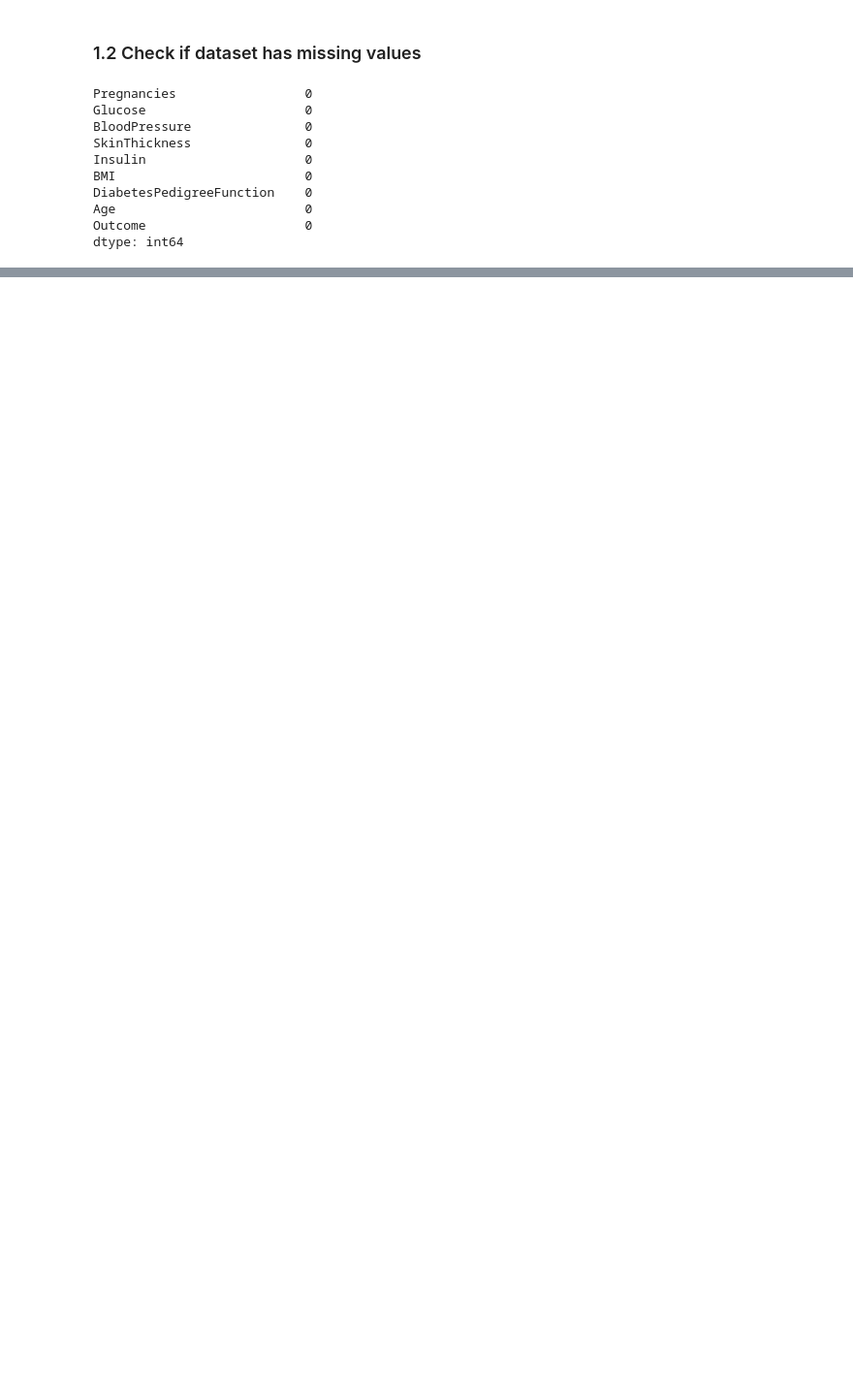
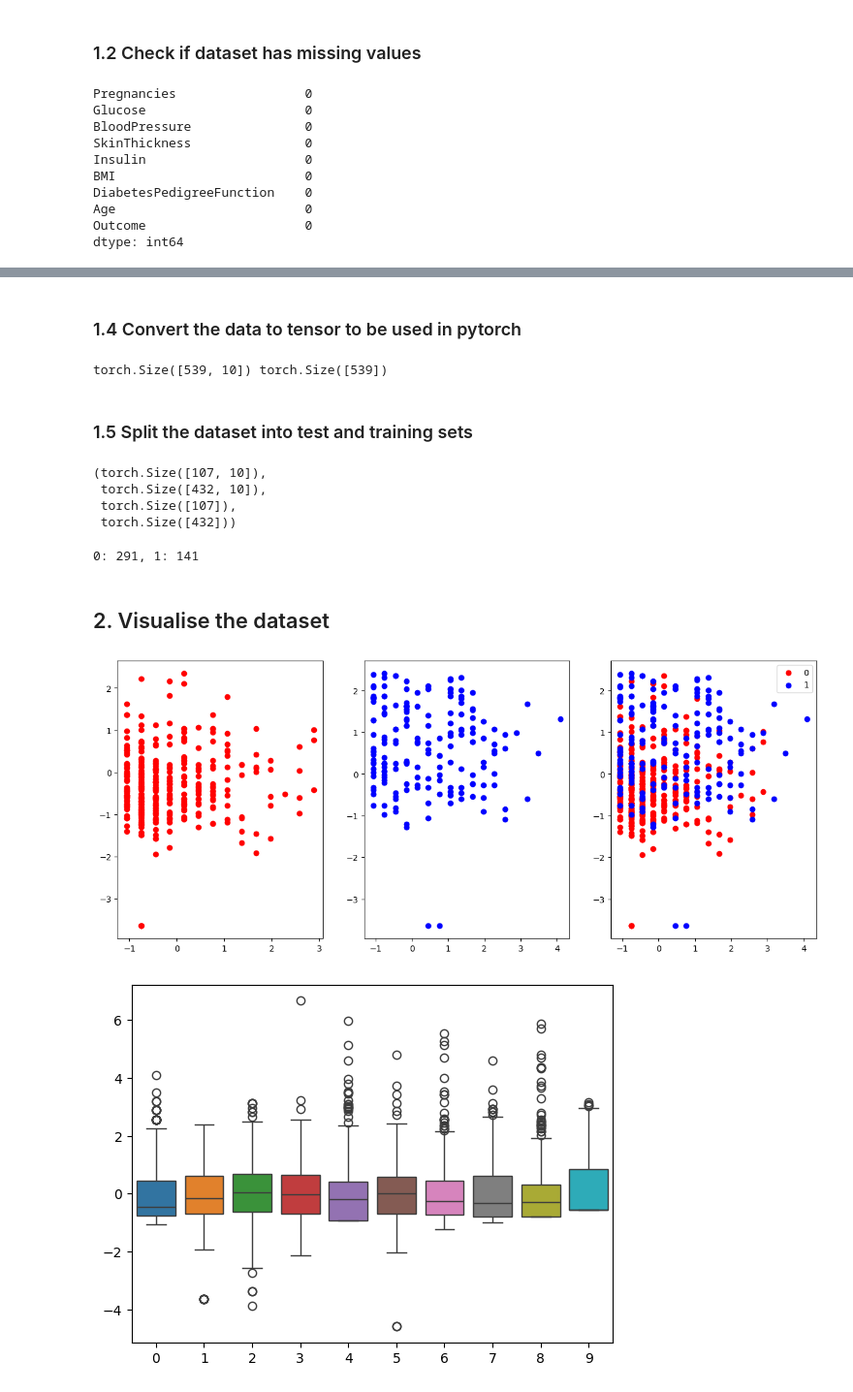
Before and after one commit to RasimMehdiyev/diabetes_prediction, a Jupyter notebook: diabetes_nn.ipynb, the cells around one changed output, grey strips where cells are left out. Shown: that part at 97% size. Cells and saved outputs as stored; diff of their text form; code cells hidden in the pictures; blank space fills up the shorter version.

```diff
--- a/diabetes_nn.ipynb
+++ b/diabetes_nn.ipynb
@@ -40,0 +106,6 @@ dtype: int64
+# %%
+# Use standard scaler to scale the data to have mean 0 and variance 1
+scaler = StandardScaler()
+X = scaler.fit_transform(X)
+print(X.shape, y.shape)
+print(X[:5], y[:5])
@@ -40,0 +169,42 @@ dtype: int64
+# %% [markdown]
+### 1.4 Convert the data to tensor to be used in pytorch
+# %%
+X = torch.tensor(X, dtype=torch.float32)
+y = torch.tensor(y.values, dtype=torch.float32)
+print(X.shape, y.shape)
+# %% [output]
+torch.Size([539, 10]) torch.Size([539])
+# %% [markdown]
+### 1.5 Split the dataset into test and training sets
+# %%
+X_test, X_train, y_test, y_train = train_test_split(X, y, test_size=0.8, random_state=42)
+X_test.shape, X_train.shape, y_test.shape, y_train.shape
+# %% [output]
+(torch.Size([107, 10]),
+ torch.Size([432, 10]),
+ torch.Size([107]),
+ torch.Size([432]))
+# %%
+# show how many 0 and 1 in the training set
+print(f"0: {y_train[y_train==0].shape[0]}, 1: {y_train[y_train==1].shape[0]}")
+# %% [output]
+0: 291, 1: 141
+# %% [markdown]
+## 2. Visualise the dataset
+# %%
+plt.figure(figsize=(15, 6))
+plt.subplot(1, 3, 1)
+plt.scatter(X[y==0][:,0], X[y==0][:,1], color="red", label="0")
+plt.subplot(1, 3, 2)
+plt.scatter(X[y==1][:,0], X[y==1][:,1], color="blue", label="1")
+plt.subplot(1, 3, 3)
+plt.scatter(X[y==0][:,0], X[y==0][:,1], color="red", label="0")
+plt.scatter(X[y==1][:,0], X[y==1][:,1], color="blue", label="1")
+plt.legend()
+plt.show()
+import seaborn as sns
+sns.boxplot(data=X)
+plt.show()
+# %% [output]
+[figure, added]
+[figure, added]
```
Also changed, not shown: parts of 15 cells of this notebook, 1 other file.
